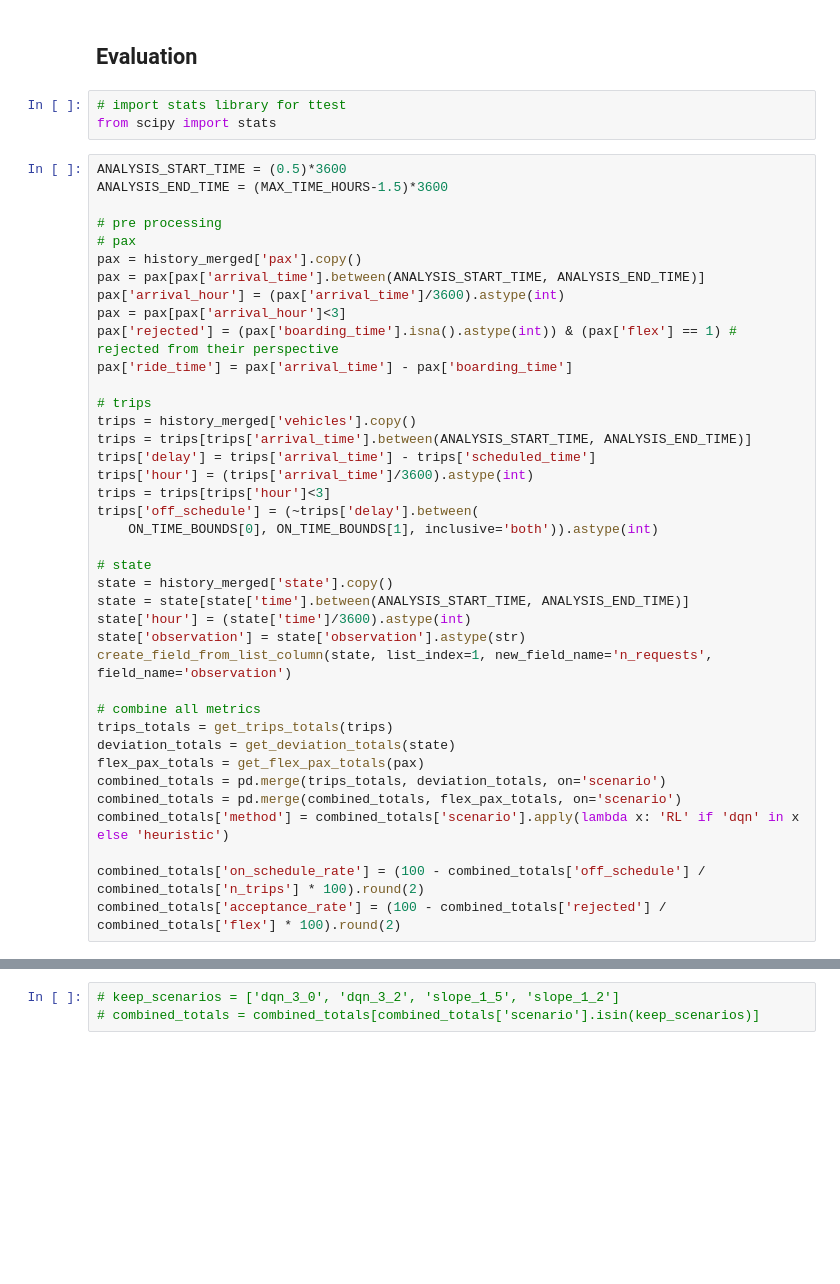
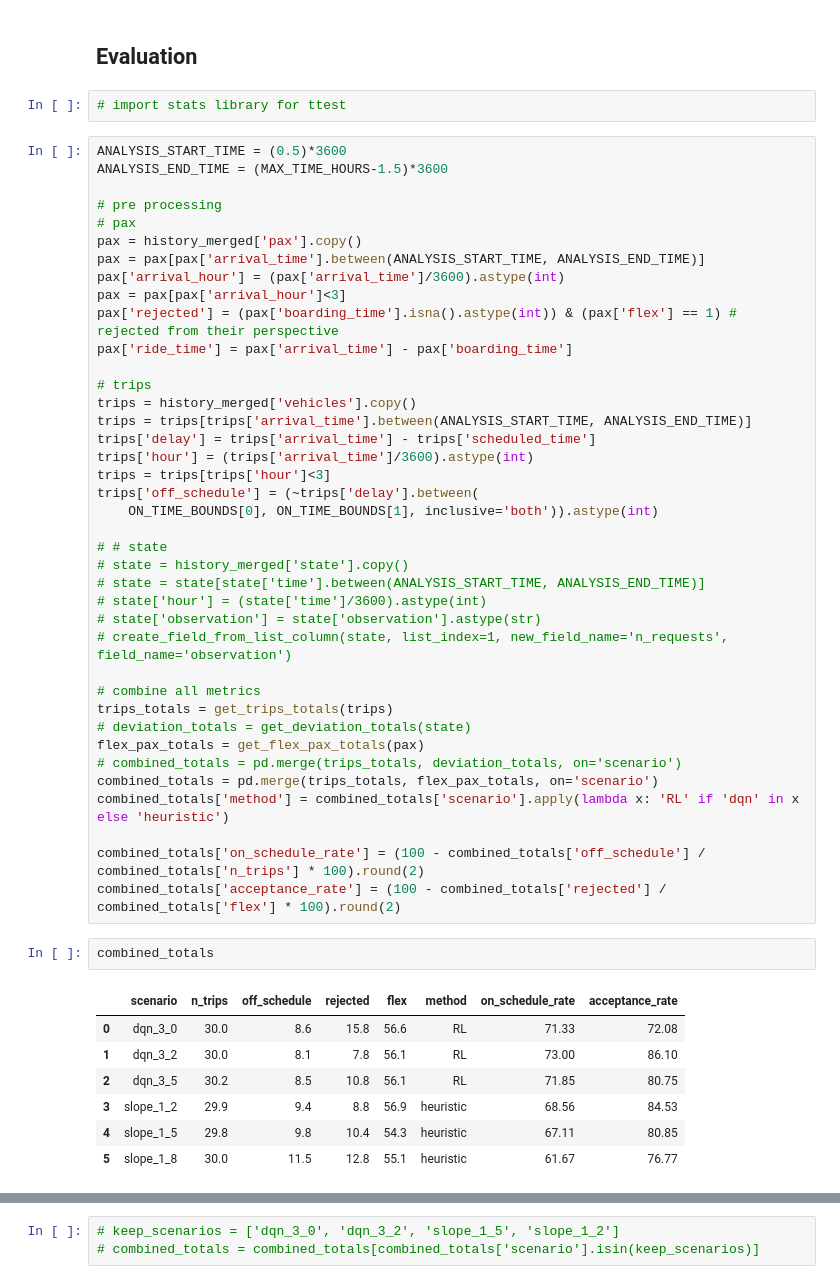
Before and after one commit to joerovar/flex-bus-sim, a Jupyter notebook: eval.ipynb, the cells around one changed output, grey strips where cells are left out. Saved outputs shown, nothing was run; the diff lists cells and outputs as text; blank space fills up the shorter version.

```diff
--- a/eval.ipynb
+++ b/eval.ipynb
@@ -137,7 +138,6 @@ for ky in main_history.keys():
 ## Evaluation
 # %%
 # import stats library for ttest
-from scipy import stats
 # %%
 ANALYSIS_START_TIME = (0.5)*3600
 ANALYSIS_END_TIME = (MAX_TIME_HOURS-1.5)*3600
@@ -160,20 +160,30 @@ trips = trips[trips['hour']<3]
 trips['off_schedule'] = (~trips['delay'].between(
     ON_TIME_BOUNDS[0], ON_TIME_BOUNDS[1], inclusive='both')).astype(int)
 
-# state
-state = history_merged['state'].copy()
-state = state[state['time'].between(ANALYSIS_START_TIME, ANALYSIS_END_TIME)]
-state['hour'] = (state['time']/3600).astype(int)
-state['observation'] = state['observation'].astype(str)
-create_field_from_list_column(state, list_index=1, new_field_name='n_requests', field_name='observation')
+# # state
+# state = history_merged['state'].copy()
+# state = state[state['time'].between(ANALYSIS_START_TIME, ANALYSIS_END_TIME)]
+# state['hour'] = (state['time']/3600).astype(int)
+# state['observation'] = state['observation'].astype(str)
+# create_field_from_list_column(state, list_index=1, new_field_name='n_requests', field_name='observation')
 
 # combine all metrics
 trips_totals = get_trips_totals(trips)
-deviation_totals = get_deviation_totals(state)
+# deviation_totals = get_deviation_totals(state)
 flex_pax_totals = get_flex_pax_totals(pax)
-combined_totals = pd.merge(trips_totals, deviation_totals, on='scenario')
-combined_totals = pd.merge(combined_totals, flex_pax_totals, on='scenario')
+# combined_totals = pd.merge(trips_totals, deviation_totals, on='scenario')
+combined_totals = pd.merge(trips_totals, flex_pax_totals, on='scenario')
 combined_totals['method'] = combined_totals['scenario'].apply(lambda x: 'RL' if 'dqn' in x else 'heuristic')
 
 combined_totals['on_schedule_rate'] = (100 - combined_totals['off_schedule'] / combined_totals['n_trips'] * 100).round(2)
 combined_totals['acceptance_rate'] = (100 - combined_totals['rejected'] / combined_totals['flex'] * 100).round(2)
+# %%
+combined_totals
+# %% [output]
+|  | scenario | n_trips | off_schedule | rejected | flex | method | on_schedule_rate | acceptance_rate |
+| 0 | dqn_3_0 | 30.0 | 8.6 | 15.8 | 56.6 | RL | 71.33 | 72.08 |
+| 1 | dqn_3_2 | 30.0 | 8.1 | 7.8 | 56.1 | RL | 73.00 | 86.10 |
+| 2 | dqn_3_5 | 30.2 | 8.5 | 10.8 | 56.1 | RL | 71.85 | 80.75 |
+| 3 | slope_1_2 | 29.9 | 9.4 | 8.8 | 56.9 | heuristic | 68.56 | 84.53 |
+| 4 | slope_1_5 | 29.8 | 9.8 | 10.4 | 54.3 | heuristic | 67.11 | 80.85 |
+| 5 | slope_1_8 | 30.0 | 11.5 | 12.8 | 55.1 | heuristic | 61.67 | 76.77 |
```
Also changed, not shown: parts of 14 cells of this notebook, 12 other files.
